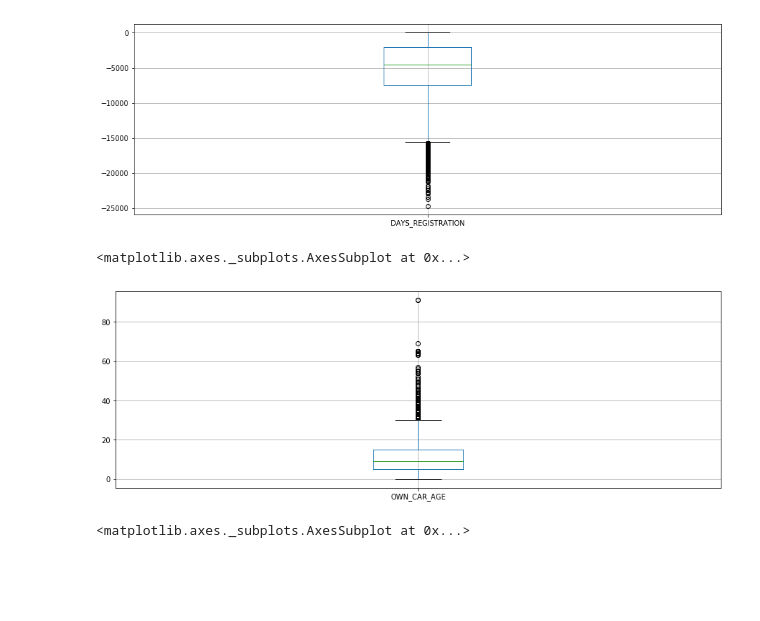
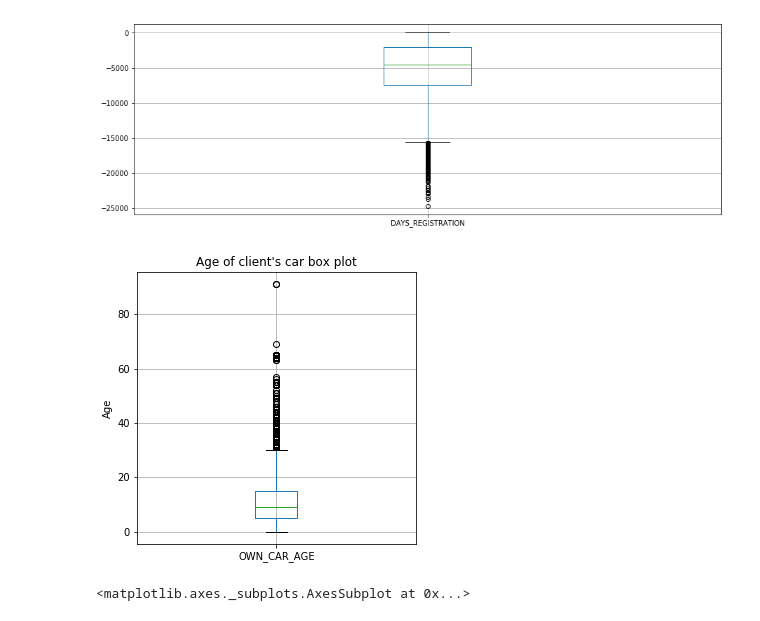
Before and after one commit to astelmashenko/ndml_capstone, a Jupyter notebook: Data_Exploration.ipynb, the cells around one changed output. Drawn from its saved outputs; the diff is of its cells as text; code cells hidden in the pictures; blank space fills up the shorter version.

```diff
--- a/Data_Exploration.ipynb
+++ b/Data_Exploration.ipynb
@@ -342,11 +342,12 @@ app_train_continuous[['DAYS_REGISTRATION']].boxplot(figsize=(15, 5))
 # %% [output]
 <matplotlib.axes._subplots.AxesSubplot at 0x...>
 [figure]
-# %%
-app_train_continuous[['OWN_CAR_AGE']].boxplot(figsize=(15, 5))
-# %% [output]
-<matplotlib.axes._subplots.AxesSubplot at 0x...>
-[figure, removed]
+# %%
+app_train_continuous[['OWN_CAR_AGE']].boxplot(figsize=(5, 5))
+plt.title('Age of client\'s car box plot')
+plt.xlabel(''); plt.ylabel('Age');
+# %% [output]
+[figure, added]
 # %%
 app_train_continuous[['REGION_POPULATION_RELATIVE']].boxplot(figsize=(15, 5))
 # %% [output]
```
Also changed, not shown: 1 other file.
